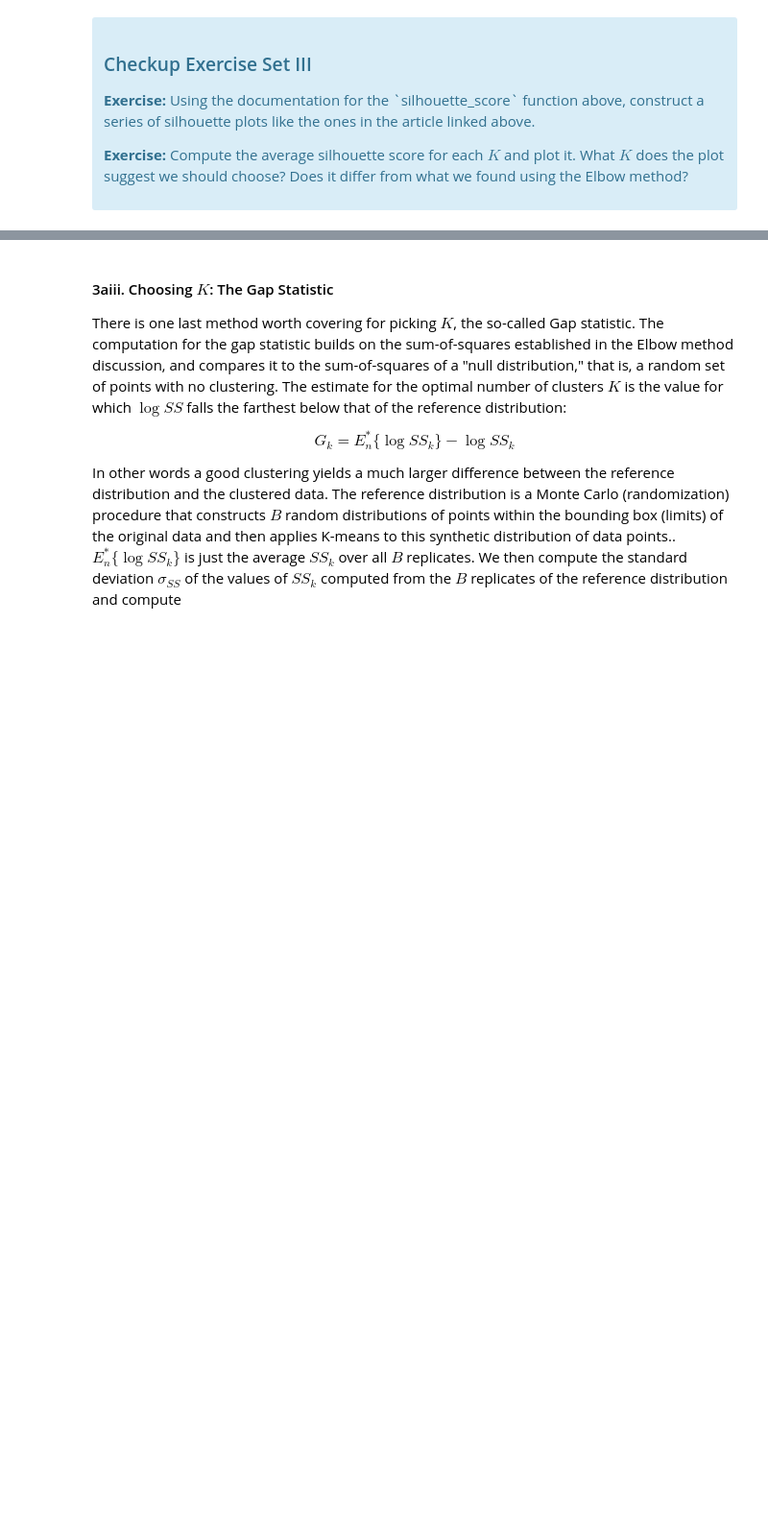
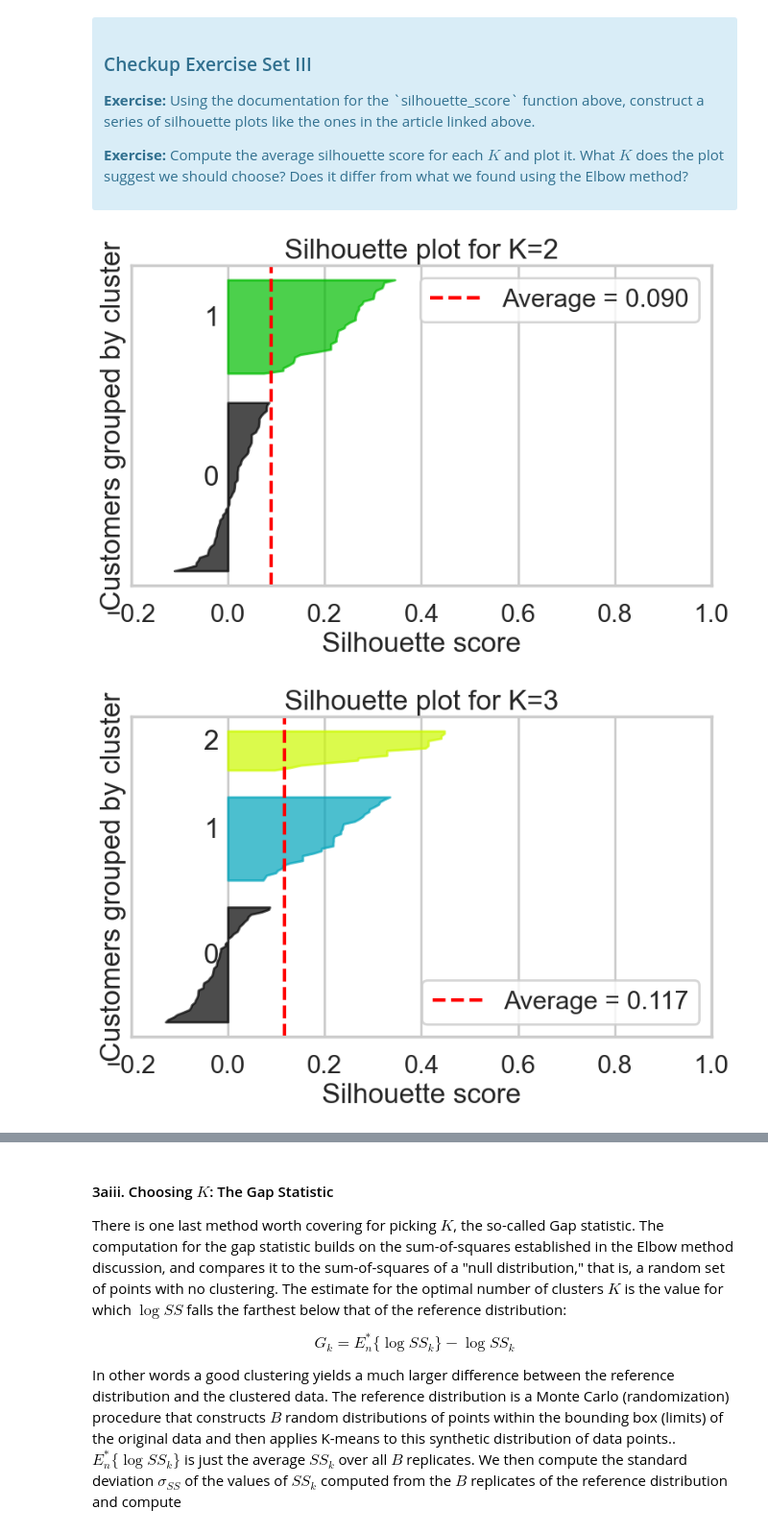
Before and after one commit to BruSalSprouts/Clustering_Case_Study_updated_10_15_2020, a Jupyter notebook: Clustering Case Study - Customer Segmentation with K-Means - Tier 3.ipynb, the cells around one changed output, grey strips where cells are left out. Shown at 96% size. Drawn from its saved outputs; the diff is of its cells as text; code cells hidden in the pictures; blank space fills up the shorter version.

```diff
--- a/Clustering Case Study - Customer Segmentation with K-Means - Tier 3.ipynb
+++ b/Clustering Case Study - Customer Segmentation with K-Means - Tier 3.ipynb
@@ -188,0 +221,34 @@ Source: http://www.stat.berkeley.edu/~spector/s133/Clus.html
+# %%
+from sklearn.metrics import silhouette_samples, silhouette_score
+import numpy as np
+
+# Plot the silhouette value of each customer, grouped by its fitted cluster.
+silhouette_k_values = range(2, 11)
+silhouette_scores = []
+for candidate_k in silhouette_k_values:
+    model = KMeans(n_clusters=candidate_k, random_state=42, n_init=10)
+    labels = model.fit_predict(x_cols)
+    average_score = silhouette_score(x_cols, labels)
+    sample_scores = silhouette_samples(x_cols, labels)
+    silhouette_scores.append(average_score)
+
+    fig, ax = plt.subplots(figsize=(9, 5))
+    lower = 10
+    for cluster_id in range(candidate_k):
+        values = np.sort(sample_scores[labels == cluster_id])
+        upper = lower + len(values)
+        color = plt.cm.nipy_spectral(float(cluster_id) / candidate_k)
+        ax.fill_betweenx(np.arange(lower, upper), 0, values, facecolor=color, edgecolor=color, alpha=0.7)
+        ax.text(-0.05, lower + len(values) / 2, str(cluster_id))
+        lower = upper + 10
+    ax.axvline(average_score, color="red", linestyle="--", label=f"Average = {average_score:.3f}")
+    ax.set_xlim(-0.2, 1.0)
+    ax.set_yticks([])
+    ax.set_xlabel("Silhouette score")
+    ax.set_ylabel("Customers grouped by cluster")
+    ax.set_title(f"Silhouette plot for K={candidate_k}")
+    ax.legend()
+    plt.show()
+# %% [output]
+[figure, added]
+[figure, added]
```
Also changed, not shown: parts of 21 cells of this notebook.
